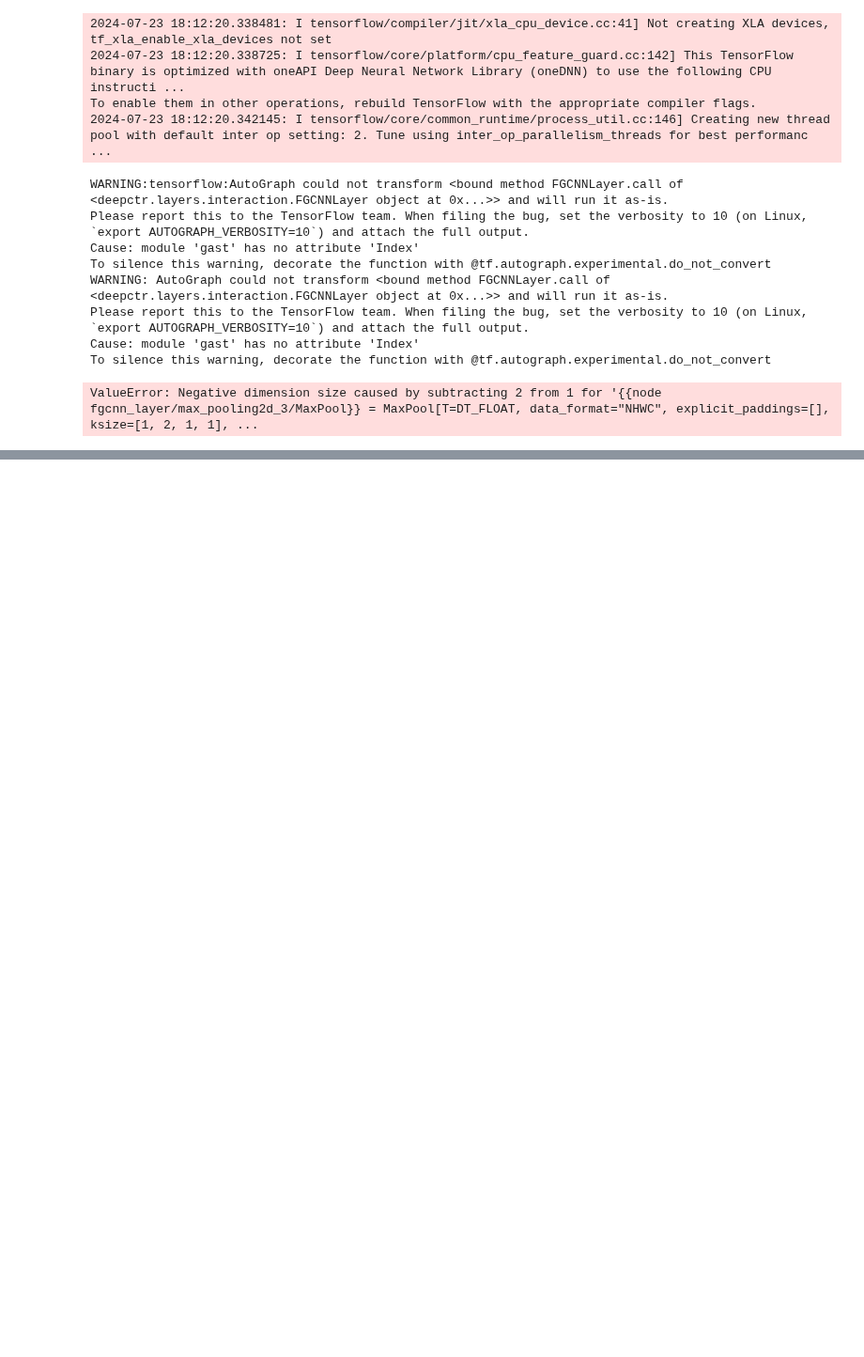
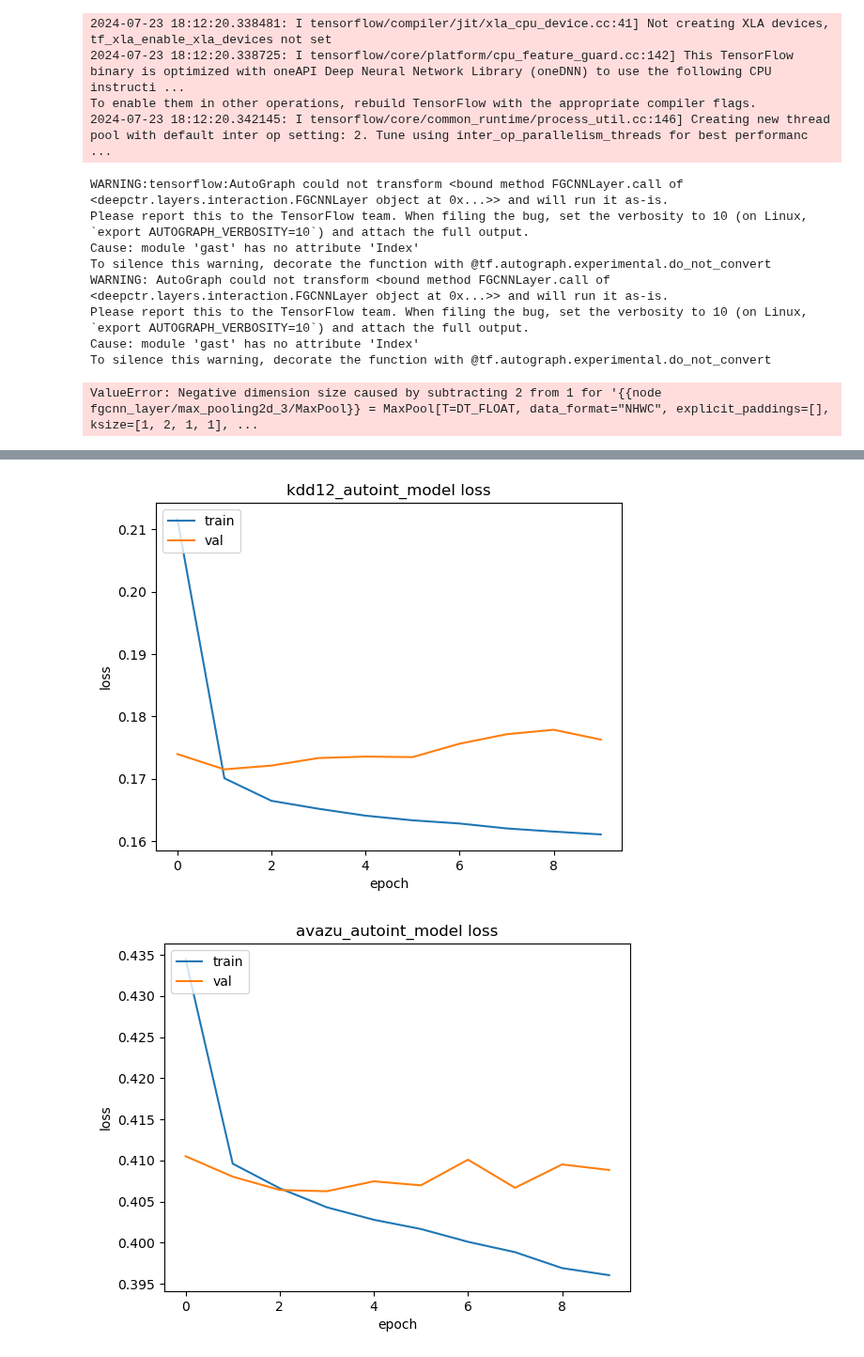
Before and after one commit to martinbatek/drl-ad-personalization, a Jupyter notebook: first_draft_notebook.ipynb, the cells around one changed output, grey strips where cells are left out. Shown at 94% size. Cells and saved outputs as stored; diff of their text form; code cells hidden in the pictures; blank space fills up the shorter version.

Commit message:
Autoint training done

```diff
--- a/first_draft_notebook.ipynb
+++ b/first_draft_notebook.ipynb
@@ -511,0 +567,33 @@ ValueError: Negative dimension size caused by subtracting 2 from 1 for '{{node f
+# %%
+# Read in the history logs
+kdd12_autoint_history = pd.read_csv('logs/kdd12_autoint.csv')
+avazu_autoint_history = pd.read_csv('logs/avazu_autoint.csv')
+criteo_autoint_history = pd.read_csv('logs/criteo_autoint.csv')
+
+# Plot the training history
+plt.plot(kdd12_autoint_history['binary_crossentropy'])
+plt.plot(kdd12_autoint_history['val_binary_crossentropy'])
+plt.title('kdd12_autoint_model loss')
+plt.ylabel('loss')
+plt.xlabel('epoch')
+plt.legend(['train', 'val'], loc='upper left')
+plt.show()
+
+plt.plot(avazu_autoint_history['binary_crossentropy'])
+plt.plot(avazu_autoint_history['val_binary_crossentropy'])
+plt.title('avazu_autoint_model loss')
+plt.ylabel('loss')
+plt.xlabel('epoch')
+plt.legend(['train', 'val'], loc='upper left')
+plt.show()
+
+plt.plot(criteo_autoint_history['binary_crossentropy'])
+plt.plot(criteo_autoint_history['val_binary_crossentropy'])
+plt.title('criteo_autoint_model loss')
+plt.ylabel('loss')
+plt.xlabel('epoch')
+plt.legend(['train', 'val'], loc='upper left')
+plt.show()
+# %% [output]
+[figure, added]
+[figure, added]
```
Also changed, not shown: parts of 6 cells of this notebook.
